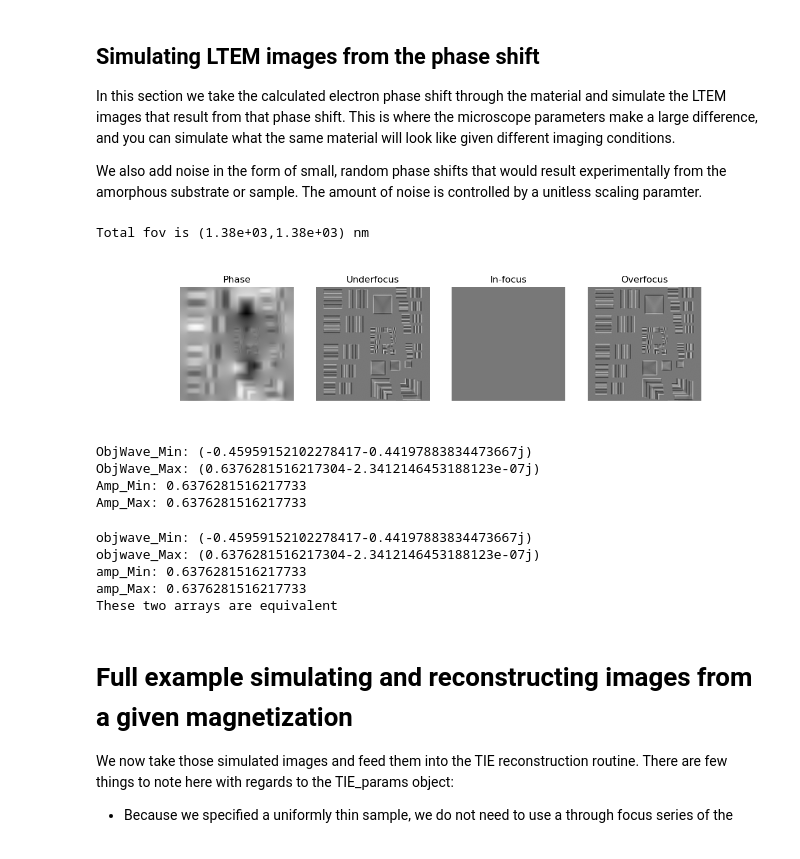
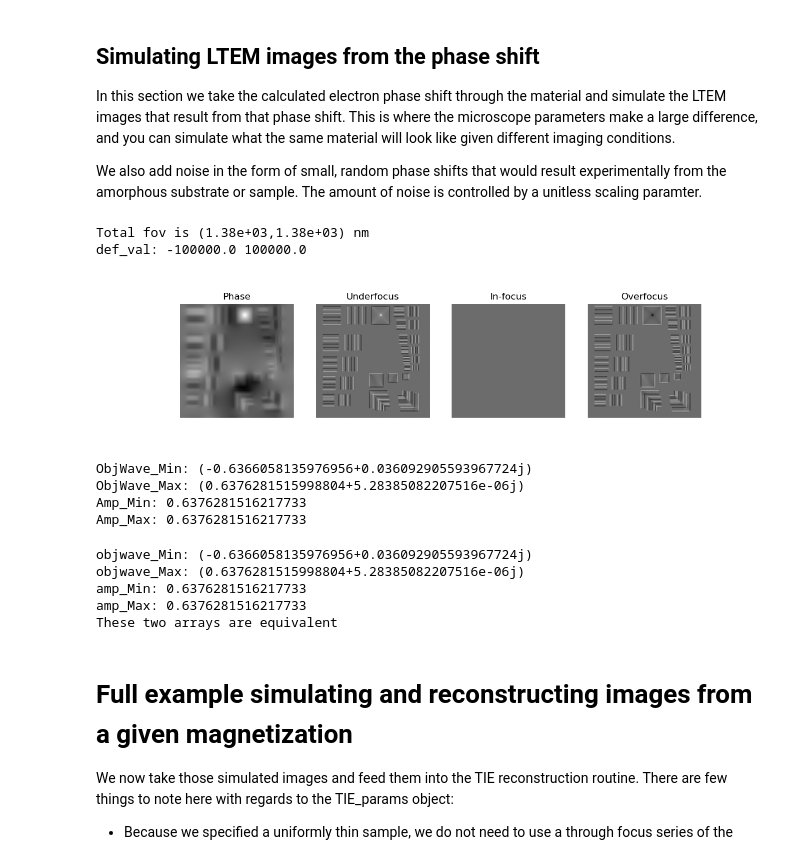
Before and after one commit to KaynaL-MT/PyLorentz, a Jupyter notebook: Examples/SIM_KaynaL-MT.ipynb, the cells around one changed output. Drawn from its saved outputs; the diff is of its cells as text; code cells hidden in the pictures.

```diff
--- a/Examples/SIM_KaynaL-MT.ipynb
+++ b/Examples/SIM_KaynaL-MT.ipynb
@@ -163,10 +163,10 @@ Here we show each of the main steps that takes place in reconstruc_ovf(), using
 #### Creating a sample magnetization.
 The dimensions are small to reduce computation time.
 # %%
-file = "/zota/Lorentz/Kayna/Simulations/Mumax3/2023_04_26/std_relax_nano.out/USAF_res_pattern_.ovf"
+file = "/Volumes/Lorentz/Kayna/Simulations/Mumax3/2023_04_26/std_relax_nano.out/USAF_res_pattern_.ovf"
 B0 = 1e4 # gauss
 sample_V0 = 20 # V
-sample_xip0 = 200 # nm
+sample_xip0 = 100 # nm
 mem_thk = 50 # nm
 mem_xip0 = 800 # nm
 
@@ -273,29 +273,30 @@ We also add noise in the form of small, random phase shifts that would result ex
 # %%
 # using the linear superposition phase
 ALTEM = Microscope(E=200e3,
                    Cs = 200.0e3,
                    theta_c = 0.01e-3,
                    def_spr = 80.0)
-defval = 100_000 #13_271_040.0 # nm
+defval = 100000.0 #2_665_728.0 #100_000 #13_271_040.0 # nm
 amorphous_noise = 0.2 # unitless scaling parameter
 Amp, ObjWave, Tphi, im_un, im_in, im_ov = sim_images(mphi=mphi_m, ephi=ephi_m,
                                        pscope=ALTEM,
                                        del_px=del_px,
                                        def_val=defval,
                                        add_random=amorphous_noise)
 show_sims(Tphi, im_un, im_in, im_ov,
-          #save="/Users/klmendozatrujillo/Library/CloudStorage/Box-Box/0_KLMT_Work/1_ Micromagnetic_Simulations/2023_05_03_USAF_sims_/LTEM_sim_micro.tiff" #"/filepath/"
+        #   save="/Users/klmendozatrujillo/Library/CloudStorage/Box-Box/0_KLMT_Work/1_ Micromagnetic_Simulations/2023_05_03_USAF_sims_/LTEM_sim_micro.tiff" #"/filepath/"
           )
 
-np.save(file="/Users/klmendozatrujillo/Library/CloudStorage/Box-Box/0_KLMT_Work/1_ Micromagnetic_Simulations/2023_05_03_USAF_sims_/LTEM_sim_micro_objwave.npy",
-        arr=ObjWave,
-        allow_pickle=False
-        )
+# np.save(file="/Users/klmendozatrujillo/Library/CloudStorage/Box-Box/0_KLMT_Work/1_ Micromagnetic_Simulations/2023_05_03_USAF_sims_/LTEM_sim_micro_objwave.npy",
+#         arr=ObjWave,
+#         allow_pickle=False
+#         )
 
-np.save(file="/Users/klmendozatrujillo/Library/CloudStorage/Box-Box/0_KLMT_Work/1_ Micromagnetic_Simulations/2023_05_03_USAF_sims_/LTEM_sim_micro_amplitude.npy",
-        arr=Amp,
-        allow_pickle=False
-        )
+# np.save(file="/Users/klmendozatrujillo/Library/CloudStorage/Box-Box/0_KLMT_Work/1_ Micromagnetic_Simulations/2023_05_03_USAF_sims_/LTEM_sim_micro_amplitude.npy",
+#         arr=Amp,
+#         allow_pickle=False
+#         )
 # %% [output]
 Total fov is (1.38e+03,1.38e+03) nm
+def_val: -100000.0 100000.0
-[figure, old version]
+[figure, new version]
@@ -305,18 +315,18 @@ print("ObjWave_Max:", np.max(ObjWave))
 print("Amp_Min:", np.min(Amp))
 print("Amp_Max:", np.max(Amp))
 # %% [output]
-ObjWave_Min: (-0.45959152102278417-0.44197883834473667j)
-ObjWave_Max: (0.6376281516217304-2.3412146453188123e-07j)
+ObjWave_Min: (-0.6366058135976956+0.036092905593967724j)
+ObjWave_Max: (0.6376281515998804+5.28385082207516e-06j)
 Amp_Min: 0.6376281516217733
 Amp_Max: 0.6376281516217733
 # %%
-amp = np.load(file="/Users/klmendozatrujillo/Library/CloudStorage/Box-Box/0_KLMT_Work/1_ Micromagnetic_Simulations/2023_05_03_USAF_sims_/LTEM_sim_micro_amplitude.npy",
+amp = np.load(file="/Users/klmendozatrujillo/Library/CloudStorage/Box-Box/0_KLMT_Work/1_ Micromagnetic_Simulations/2023_05_03_USAF_sims_/LTEM_sim_nano_amplitude.npy",
         mmap_mode="r+",
         allow_pickle=False,
         fix_imports=False
         )
 
-objwave = np.load("/Users/klmendozatrujillo/Library/CloudStorage/Box-Box/0_KLMT_Work/1_ Micromagnetic_Simulations/2023_05_03_USAF_sims_/LTEM_sim_micro_objwave.npy",
+objwave = np.load("/Users/klmendozatrujillo/Library/CloudStorage/Box-Box/0_KLMT_Work/1_ Micromagnetic_Simulations/2023_05_03_USAF_sims_/LTEM_sim_nano_objwave.npy",
                   mmap_mode="r+",
                   allow_pickle=False,
                   fix_imports=False
@@ -332,8 +342,8 @@ if ObjWave.all() == objwave.all():
 else:
     print("Data is not equivalent, check code")
 # %% [output]
-objwave_Min: (-0.45959152102278417-0.44197883834473667j)
-objwave_Max: (0.6376281516217304-2.3412146453188123e-07j)
+objwave_Min: (-0.6366058135976956+0.036092905593967724j)
+objwave_Max: (0.6376281515998804+5.28385082207516e-06j)
 amp_Min: 0.6376281516217733
 amp_Max: 0.6376281516217733
 These two arrays are equivalent
```
Also changed, not shown: parts of 1 cell of this notebook, 2 other files.
